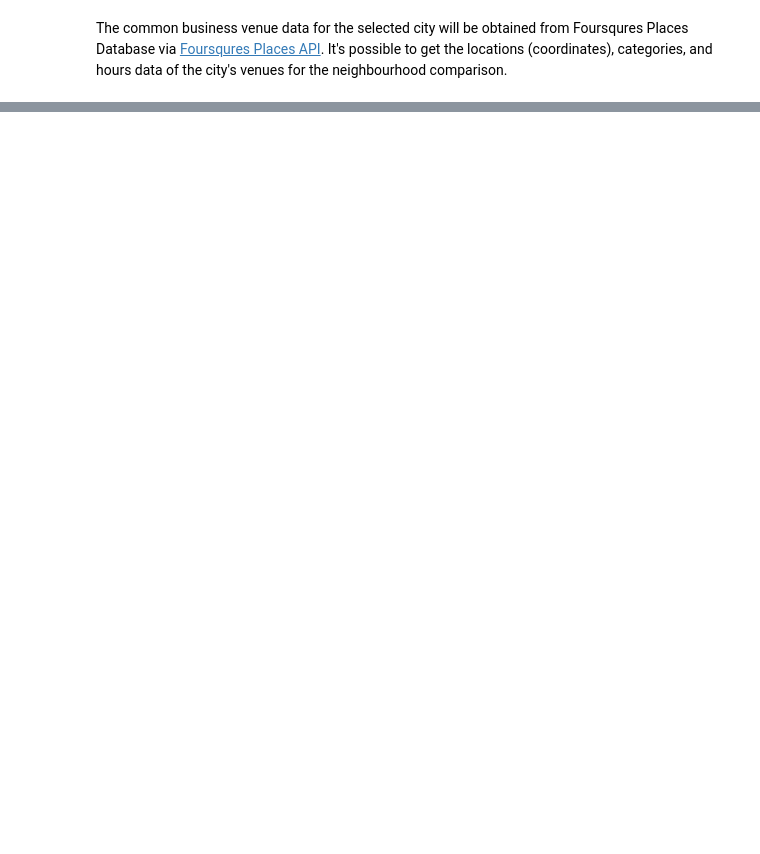
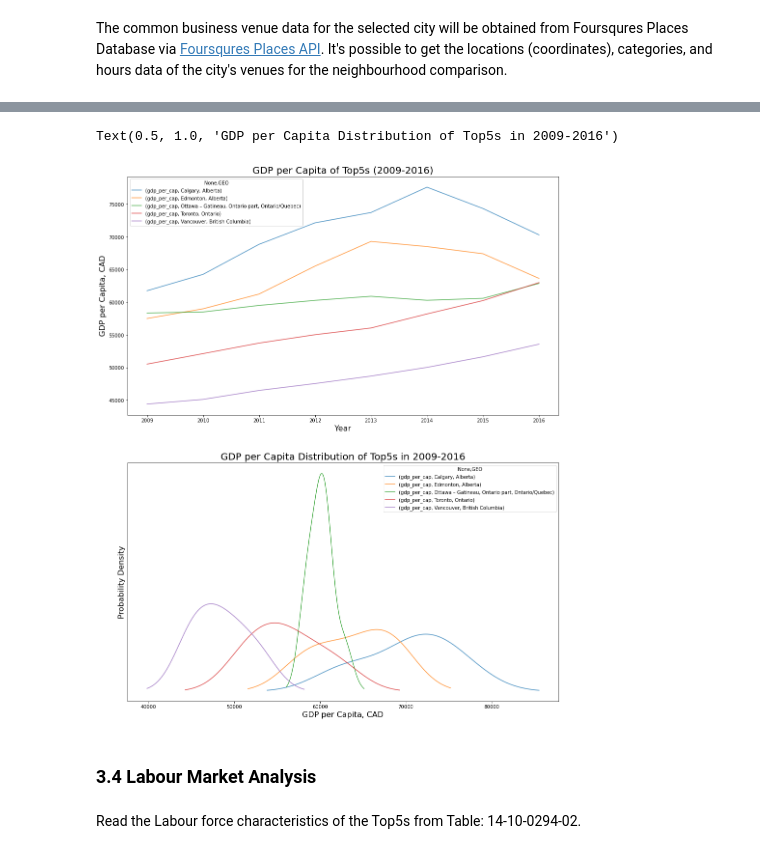
Before and after one commit to Zhaoc347/Coursera_Capstone, a Jupyter notebook: Final/Capstone Final Report.ipynb, the cells around one changed output, grey strips where cells are left out. Cells and saved outputs as stored; diff of their text form; code cells hidden in the pictures; blank space fills up the shorter version.

```diff
--- a/Final/Capstone Final Report.ipynb
+++ b/Final/Capstone Final Report.ipynb
@@ -39,0 +409,7 @@ The common business venue data for the selected city will be obtained from Fours
+# %%
+# drop all the columns and rows not interested
+
+gdp_df = gdp_df.loc[gdp_df['GEO'].str.contains('Toronto|Ottawa.*Ontario part|Vancouver|Edmonton|Calgary'),
+                    gdp_df.columns.isin(['REF_DATE','GEO','VALUE'])].reset_index(drop = True) # drop columns and rows together
+
+gdp_df.head(10)
@@ -39,0 +430,14 @@ The common business venue data for the selected city will be obtained from Fours
+# %%
+
+filt = yrs_pop['REF_DATE'].astype('float64').isin(range(2009,2017))
+numer = gdp_df['VALUE'].astype('float64')
+denom = yrs_pop.loc[filt]['VALUE'].astype({'VALUE':'float64'}).reset_index(drop=True)
+
+print(numer.shape, numer.dtypes)
+print(denom.shape, denom.dtypes)
+
+gdp_df['gdp_per_cap'] = (round(1000000*numer/denom,2))
+
+gdp_df.head(10)
+
+# notice now in gdp_per_cap column the unit is dollars
@@ -39,0 +458,3 @@ The common business venue data for the selected city will be obtained from Fours
+# %%
+gdp_df = gdp_df.drop(columns='VALUE').set_index(['REF_DATE','GEO']).unstack(1)
+gdp_df
@@ -39,0 +473,25 @@ The common business venue data for the selected city will be obtained from Fours
+# %%
+fig = plt.figure(figsize=(16, 20)) # create figure
+
+ax0 = fig.add_subplot(2, 1, 1) # add subplot 1 (1 row, 2 columns, first plot)
+ax1 = fig.add_subplot(2, 1, 2) # add subplot 2 (1 row, 2 columns, second plot)
+
+# subplot 1: Trend
+gdp_df.plot(kind='line', alpha=0.8, ax=ax0)
+ax0.set_ylabel('GDP per Capita, CAD', fontsize = 16)
+ax0.set_xlabel('Year', fontsize = 16)
+ax0.set_title('GDP per Capita of Top5s (2009-2016)', fontsize = 20)
+
+# subplot 2: Density
+gdp_df.plot(kind='density', alpha=0.8,  ax=ax1)
+ax1.set_ylabel('Probability Density', fontsize = 16)
+ax1.yaxis.set_ticks([])
+ax1.set_xlabel('GDP per Capita, CAD', fontsize = 16)
+ax1.set_title('GDP per Capita Distribution of Top5s in 2009-2016', fontsize = 20)
+# %% [output]
+Text(0.5, 1.0, 'GDP per Capita Distribution of Top5s in 2009-2016')
+[figure, added]
+# %% [markdown]
+### 3.4 Labour Market Analysis
+# %% [markdown]
+Read the Labour force characteristics of the Top5s from Table: 14-10-0294-02.
```
Also changed, not shown: parts of 62 cells of this notebook.
